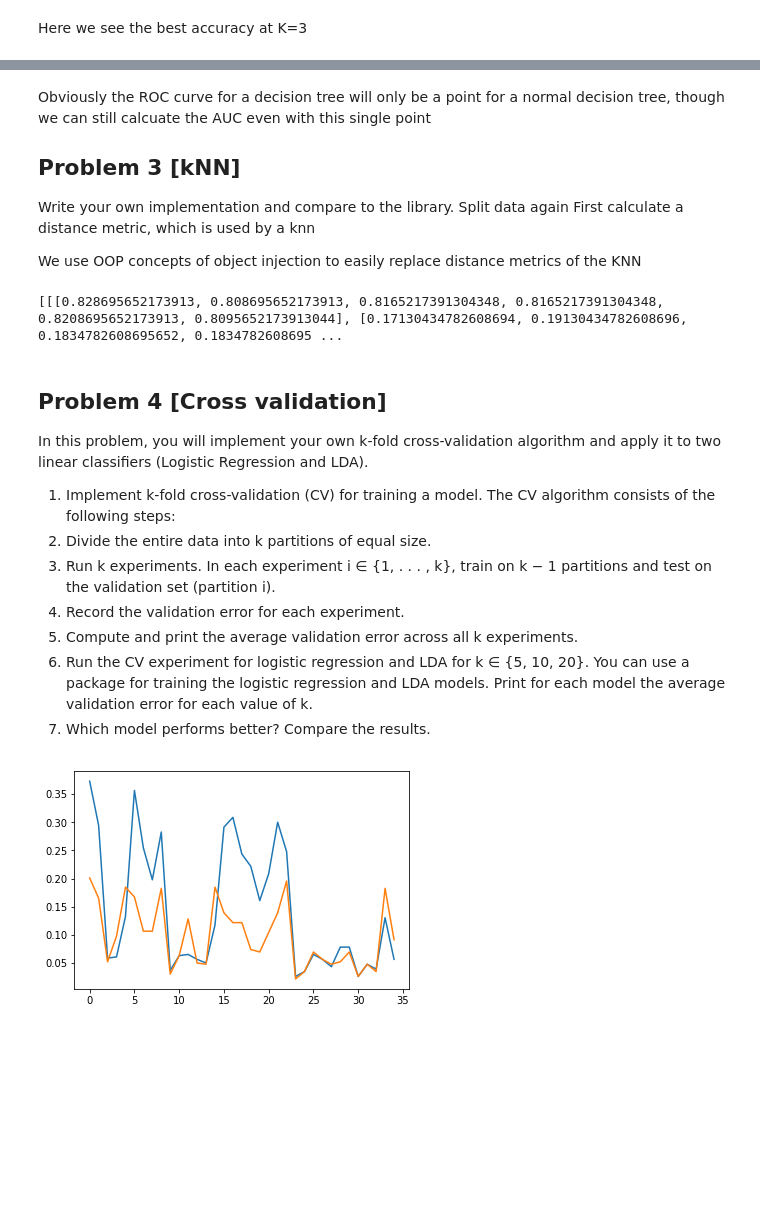
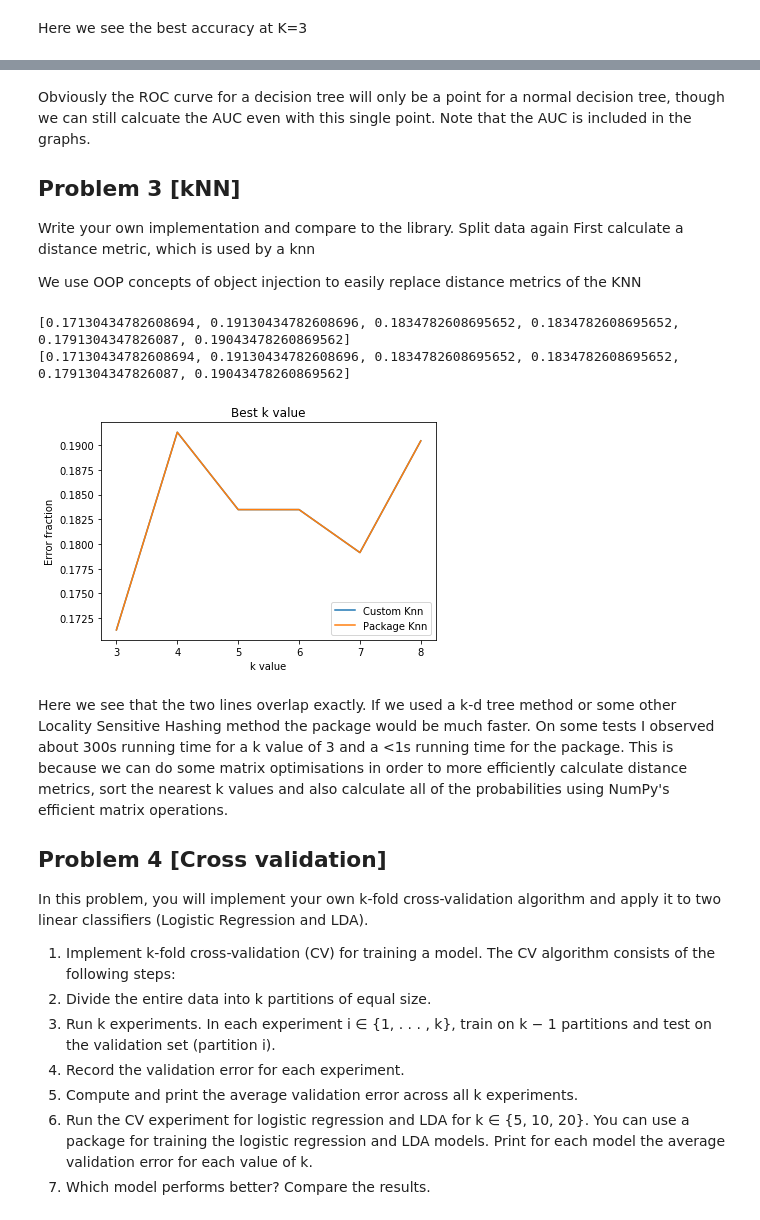
Before and after one commit to cdilga/DS4400, a Jupyter notebook: DS4400_HW2/DS4400 HW2.ipynb, the cells around one changed output, grey strips where cells are left out. Saved outputs shown, nothing was run; the diff lists cells and outputs as text; code cells hidden in the pictures; blank space fills up the shorter version.

```diff
--- a/DS4400_HW2/DS4400 HW2.ipynb
+++ b/DS4400_HW2/DS4400 HW2.ipynb
@@ -211,5 +232,5 @@ for model in [lg, knn, lda, dt]:
 # %% [markdown]
-Obviously the ROC curve for a decision tree will only be a point for a normal decision tree, though we can still calcuate the AUC even with this single point
+Obviously the ROC curve for a decision tree will only be a point for a normal decision tree, though we can still calcuate the AUC even with this single point. Note that the AUC is included in the graphs.
 
 ## Problem 3 [kNN]
 
@@ -313,11 +334,30 @@ for i, m in enumerate([Knn, KNeighborsClassifier]):
         kacc.append((tp+tn)/np.sum(cm.ravel()))
         kerr.append(1-(tp+tn)/np.sum(cm.ravel()))
     models.append([kacc, kerr])
-# %%
-print(models)
-# %% [output]
-[[[0.828695652173913, 0.808695652173913, 0.8165217391304348, 0.8165217391304348, 0.8208695652173913, 0.8095652173913044], [0.17130434782608694, 0.19130434782608696, 0.1834782608695652, 0.1834782608695 ...
+# %%
+print(models[0][1])
+print(models[1][1])
+
+
+plt.plot(range(3, 3+len(models[0][1])), models[0][1], label = 'Custom Knn')
+plt.plot(range(3, 3+len(models[1][1])), models[1][1], label = 'Package Knn')
+plt.legend()
+
+
+plt.xlabel('k value')
+plt.ylabel('Error fraction')
+
+plt.title('Best k value')
+plt.show()
+# %% [output]
+[0.17130434782608694, 0.19130434782608696, 0.1834782608695652, 0.1834782608695652, 0.1791304347826087, 0.19043478260869562]
+[0.17130434782608694, 0.19130434782608696, 0.1834782608695652, 0.1834782608695652, 0.1791304347826087, 0.19043478260869562]
+[figure, added]
 # %% [markdown]
+Here we see that the two lines overlap exactly. If we used a k-d tree method or some other Locality Sensitive Hashing method the package would be much faster. On some tests I observed about 300s running time for a k value of 3 and a <1s running time for the package. This is because we can do some matrix optimisations in order to more efficiently calculate distance metrics, sort the nearest k values and also calculate all of the probabilities using NumPy's efficient matrix operations.
+
+
+
 ## Problem 4 [Cross validation]
 
 In this problem, you will implement your own k-fold cross-validation algorithm and apply it to two linear
@@ -362,16 +402,12 @@ for model in [LinearDiscriminantAnalysis(), LogisticRegression()]:
             #print("Model: {}\n k: {}\n Error: {:.4f}\n".format(str(model).split('(')[0],k, 1-((tp+tn)/(tp+tn+fp+fn))))
 
             df2 = pd.DataFrame([[str(model).split('(')[0], 1-((tp+tn)/(tp+tn+fp+fn)), k]],
-                               columns = ['model', 'accuracy', 'k'])
+                               columns = ['model', 'error', 'k'])
             results = results.append(df2, ignore_index=True)
     m.append(results)
 
-for model in m:
-    model['accuracy'].plot()
 #some function that will give k folds of data.
 
 #iterate over the folds
 #train the models
 #record error of classification and print for each value of k for each model
-# %% [output]
-[figure, removed]
```
Also changed, not shown: parts of 10 cells of this notebook.
